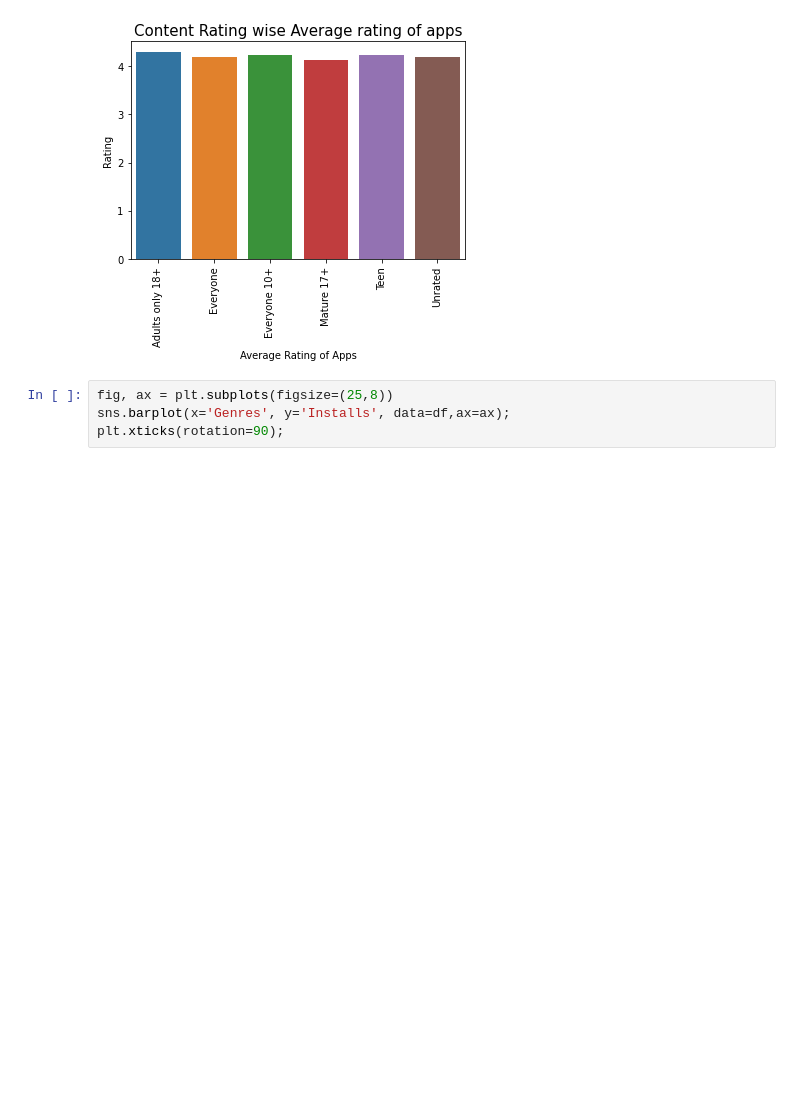
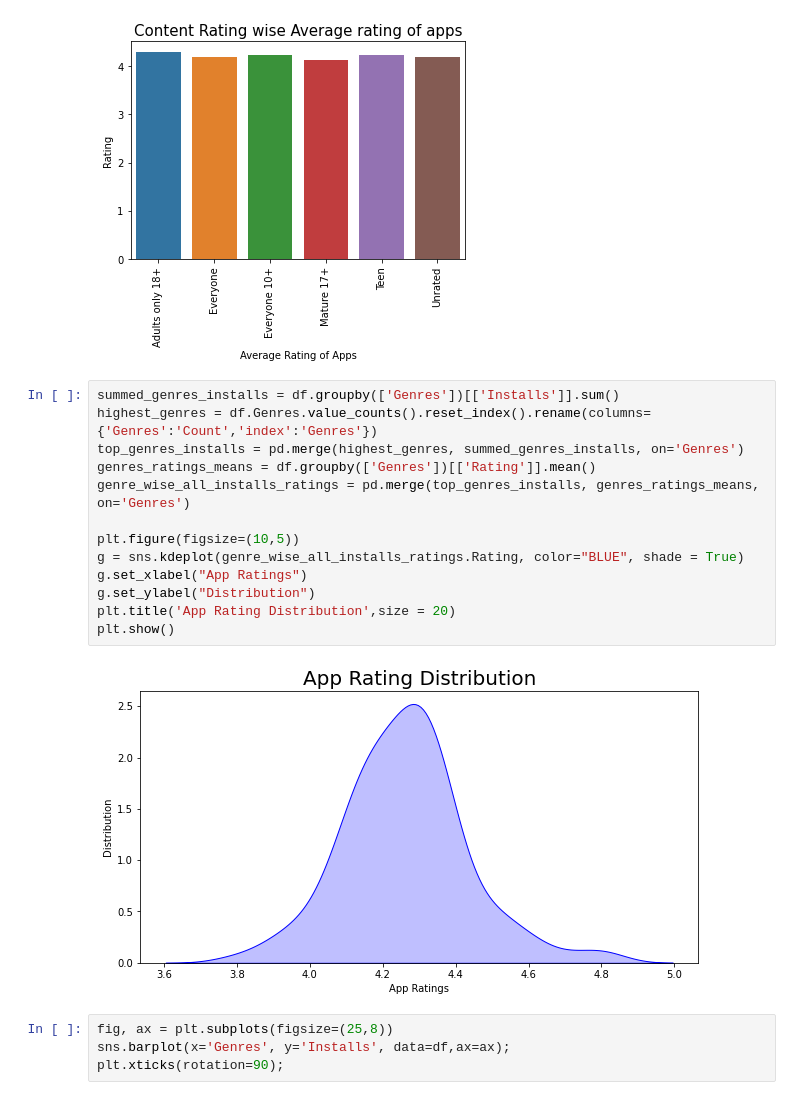
Before and after one commit to meetdelvadiya/Play-Store-App-Review-Analysis, a Jupyter notebook: Play_Store_App_Review_Analysis_Meet_Delvadiya.ipynb, the cells around one changed output. Drawn from its saved outputs; the diff is of its cells as text; blank space fills up the shorter version.

```diff
--- a/Play_Store_App_Review_Analysis_Meet_Delvadiya.ipynb
+++ b/Play_Store_App_Review_Analysis_Meet_Delvadiya.ipynb
@@ -482,6 +483,21 @@ plt.xlabel('Average Rating of Apps')
 # %% [output]
 Text(0.5, 0, 'Average Rating of Apps')
 [figure]
+# %%
+summed_genres_installs = df.groupby(['Genres'])[['Installs']].sum()
+highest_genres = df.Genres.value_counts().reset_index().rename(columns={'Genres':'Count','index':'Genres'})
+top_genres_installs = pd.merge(highest_genres, summed_genres_installs, on='Genres')
+genres_ratings_means = df.groupby(['Genres'])[['Rating']].mean()
+genre_wise_all_installs_ratings = pd.merge(top_genres_installs, genres_ratings_means, on='Genres')
+
+plt.figure(figsize=(10,5))
+g = sns.kdeplot(genre_wise_all_installs_ratings.Rating, color="BLUE", shade = True)
+g.set_xlabel("App Ratings")
+g.set_ylabel("Distribution")
+plt.title('App Rating Distribution',size = 20)
+plt.show()
+# %% [output]
+[figure, added]
 # %%
 fig, ax = plt.subplots(figsize=(25,8))
 sns.barplot(x='Genres', y='Installs', data=df,ax=ax);
```
Also changed, not shown: parts of 10 cells of this notebook.
